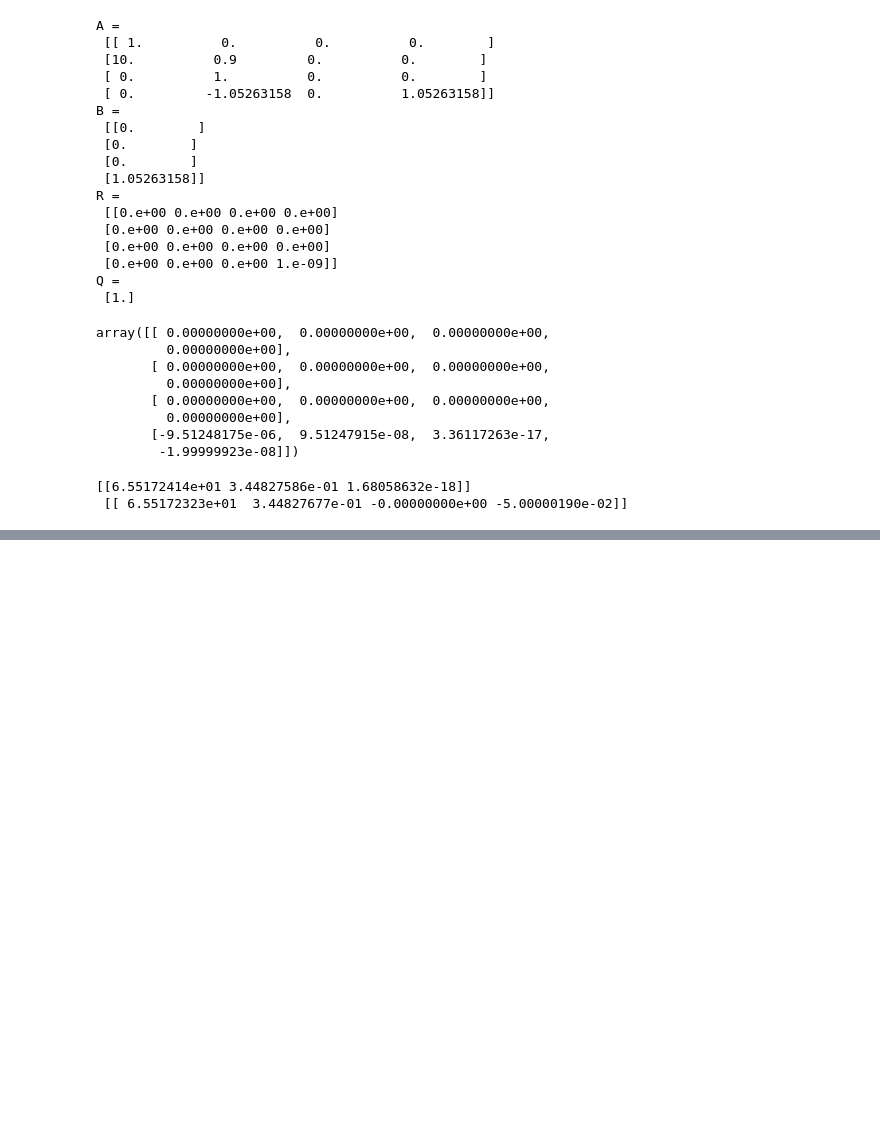
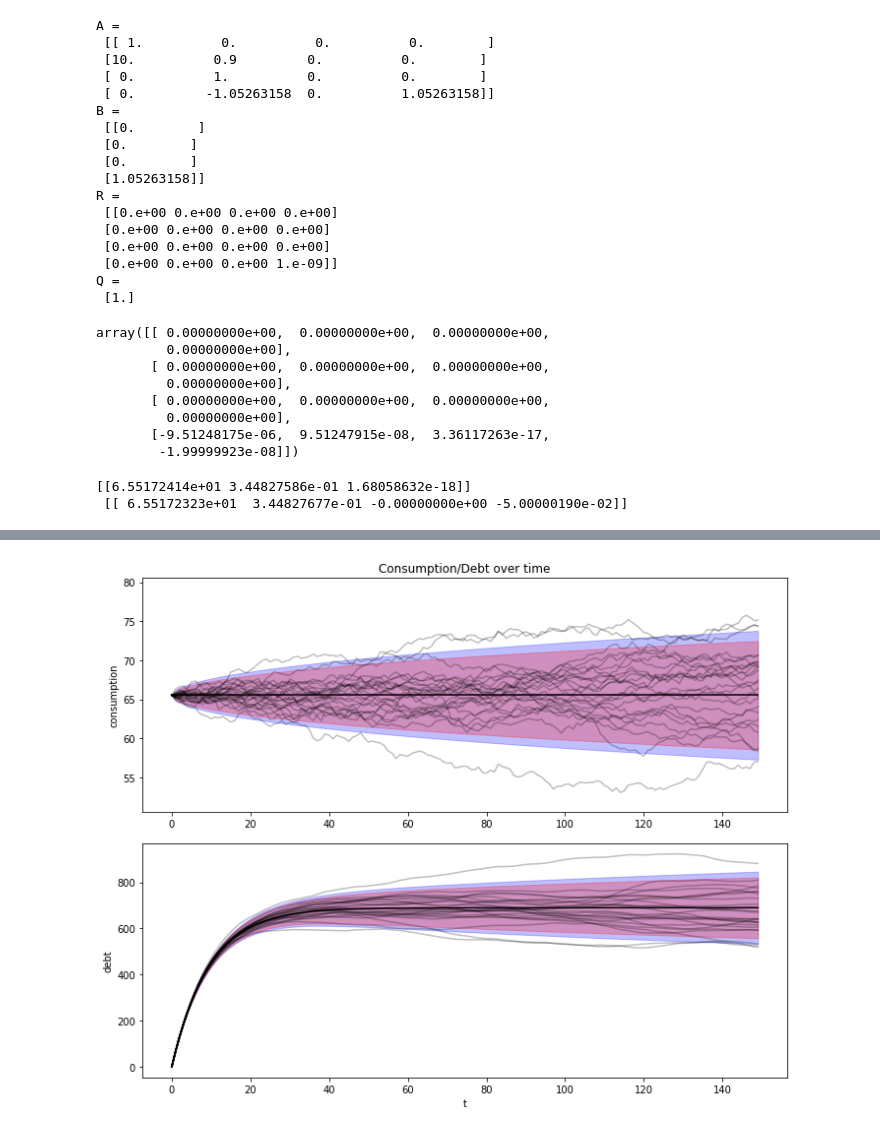
Before and after one commit to PanPip/QuantEcon_Tasks, a Jupyter notebook: LQ_control.ipynb, the cells around one changed output, grey strips where cells are left out. Cells and saved outputs as stored; diff of their text form; code cells hidden in the pictures; blank space fills up the shorter version.

```diff
--- a/LQ_control.ipynb
+++ b/LQ_control.ipynb
@@ -557,0 +674,7 @@ print(c_pol, "\n", -F)
+# %%
+consumption_debt_fanchart(csim0, cons_mean0, cons_var0,
+                          bsim0, debt_mean0, debt_var0)
+
+plt.show()
+# %% [output]
+[figure, added]
```
Also changed, not shown: parts of 8 cells of this notebook.
